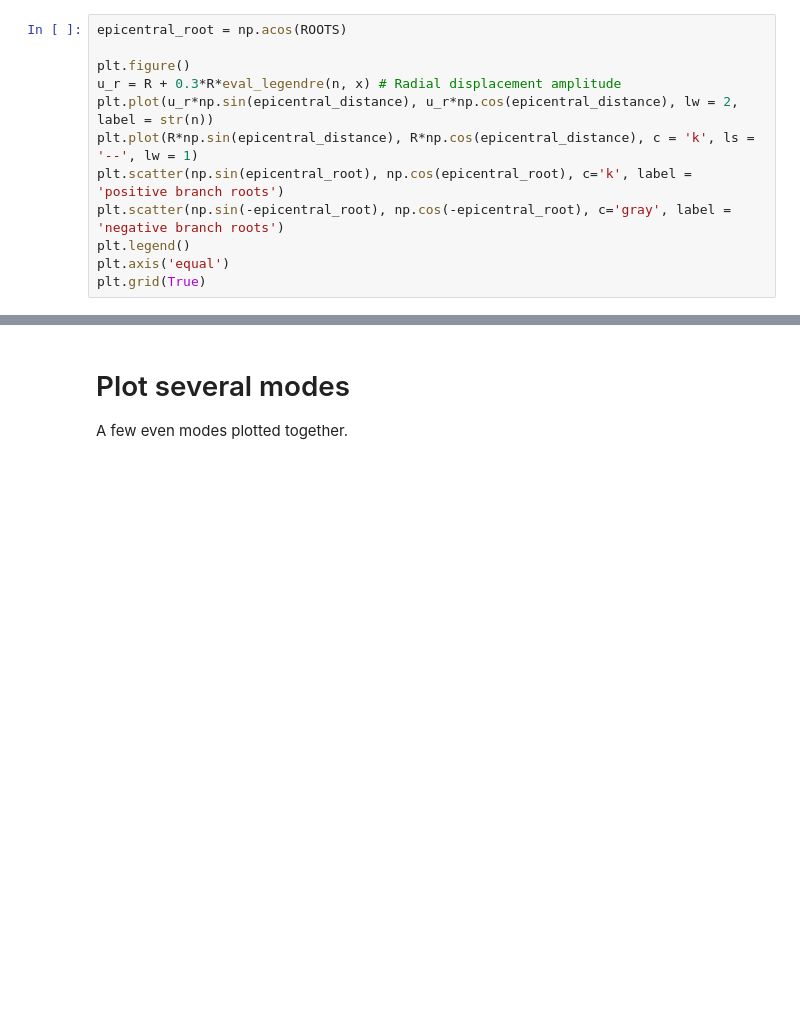
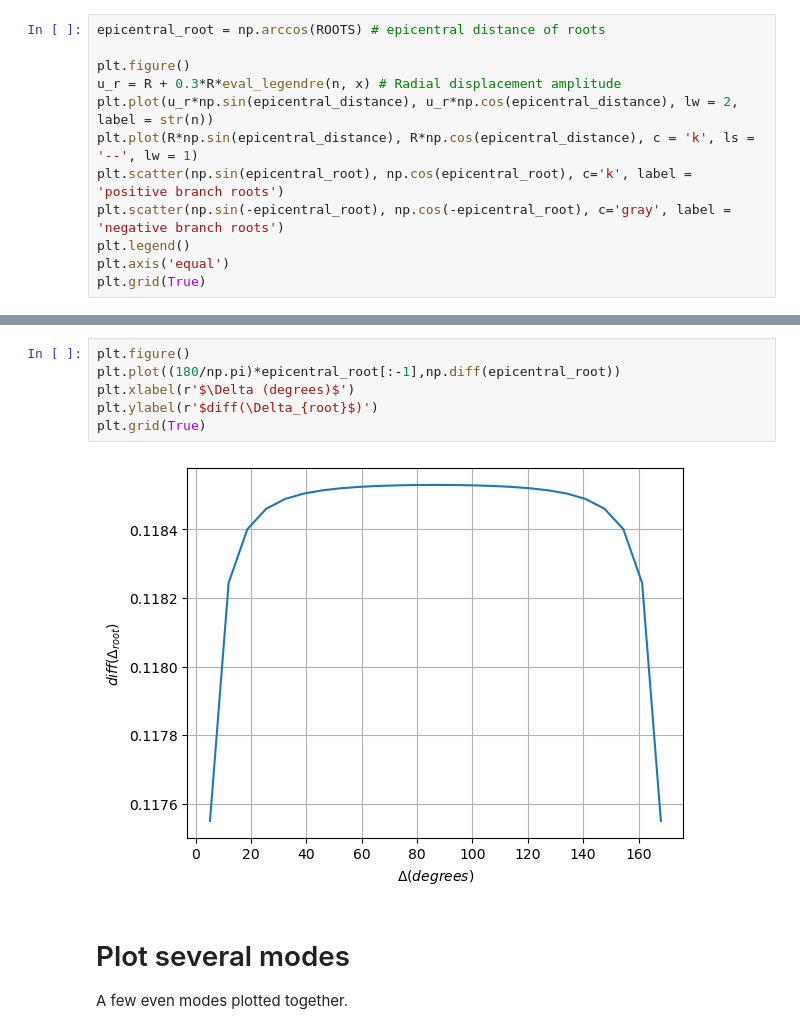
Before and after one commit to edur409/Circumferential-Surface-Waves, a Jupyter notebook: Fundamental_Modes/Legendre_Sphere_Fundamental_Modes.ipynb, the cells around one changed output, grey strips where cells are left out. Drawn from its saved outputs; the diff is of its cells as text; blank space fills up the shorter version.

```diff
--- a/Fundamental_Modes/Legendre_Sphere_Fundamental_Modes.ipynb
+++ b/Fundamental_Modes/Legendre_Sphere_Fundamental_Modes.ipynb
@@ -71,5 +75,5 @@ plt.grid(True)
 # %%
-epicentral_root = np.acos(ROOTS)
+epicentral_root = np.arccos(ROOTS) # epicentral distance of roots
 
 plt.figure()
 u_r = R + 0.3*R*eval_legendre(n, x) # Radial displacement amplitude
@@ -85,3 +89,11 @@ plt.grid(True)
+# %%
+plt.figure()
+plt.plot((180/np.pi)*epicentral_root[:-1],np.diff(epicentral_root))
+plt.xlabel(r'$\Delta (degrees)$')
+plt.ylabel(r'$diff(\Delta_{root}$)')
+plt.grid(True)
+# %% [output]
+[figure, added]
 # %% [markdown]
 # Plot several modes
 
```
Also changed, not shown: parts of 6 cells of this notebook.
